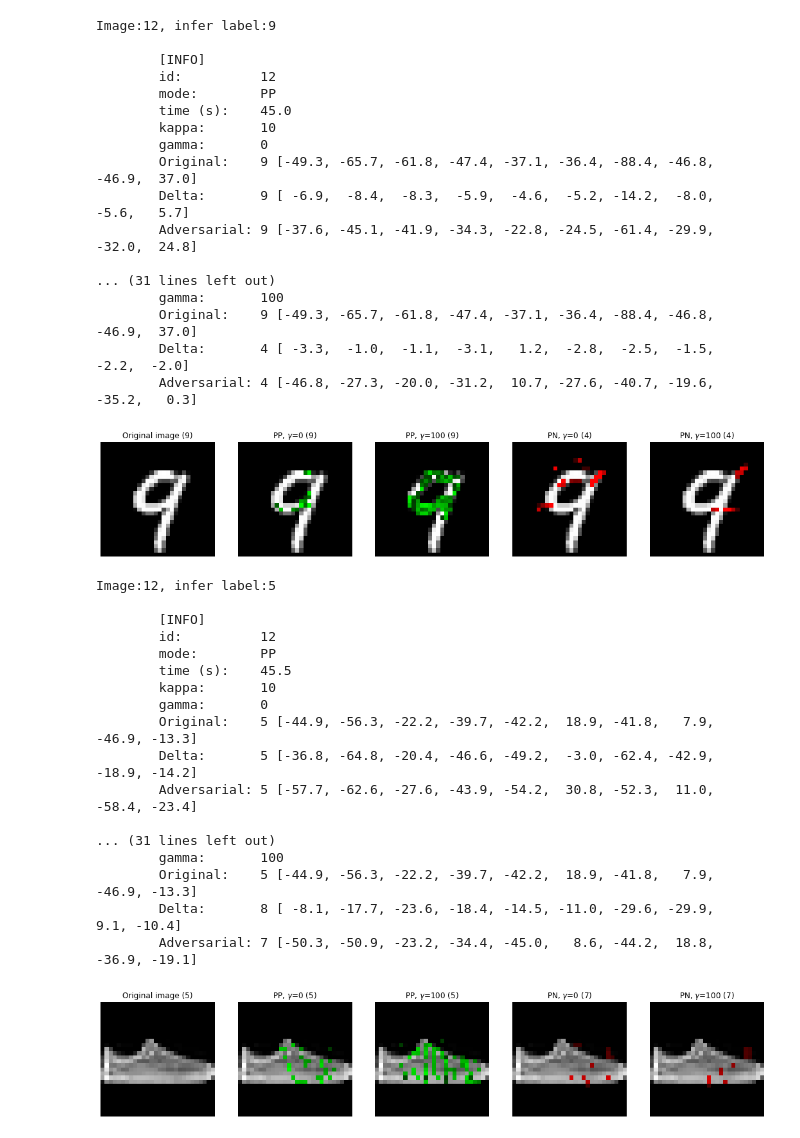
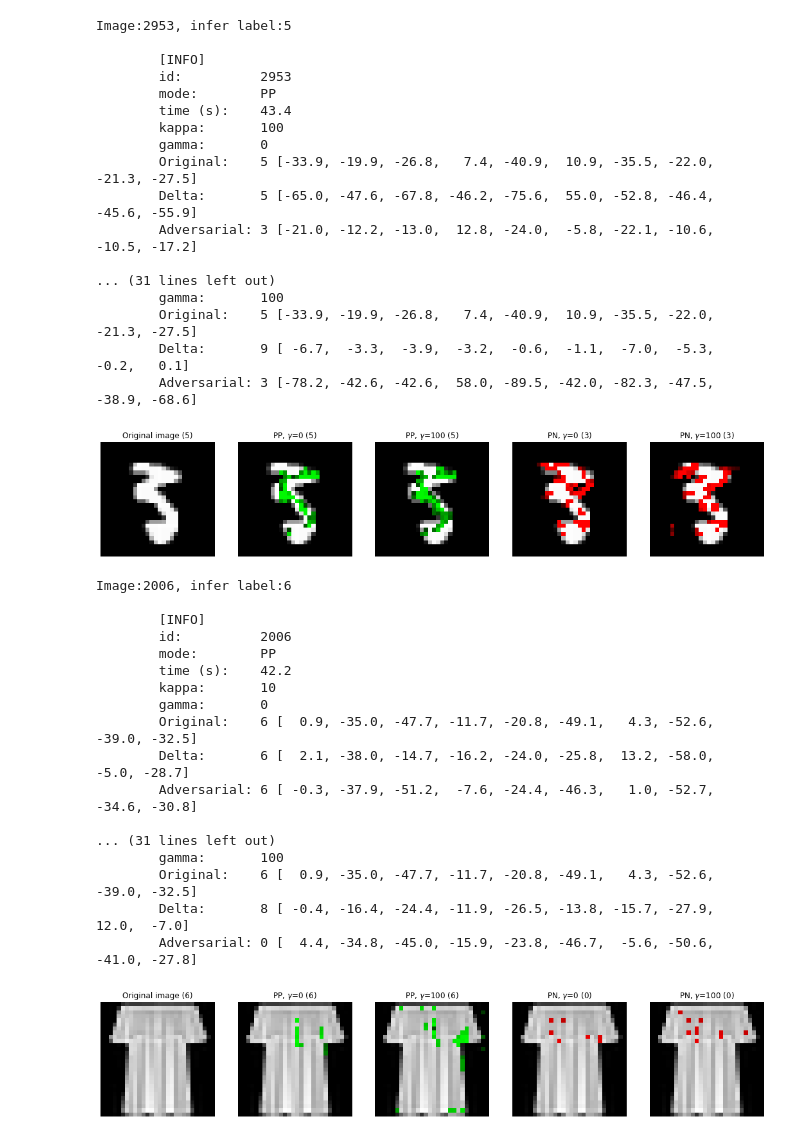
Before and after one commit to TimO96/RE-CEM, a Jupyter notebook: example.ipynb, the cells around one changed output. Cells and saved outputs as stored; diff of their text form; code cells hidden in the pictures.

Commit message:
examples with small kappa

```diff
--- a/example.ipynb
+++ b/example.ipynb
@@ -7,44 +7,44 @@ fmnist = cem.Main(seed=121, type='FMNIST')
 # mnist.model_summary()
 # fmnist.model_summary()
 # %%
-mnist.show_array(12, max_iter=1000)
+mnist.show_array(2953, kappa=10, max_iter=1000)
 # %% [output]
-Image:12, infer label:9
+Image:2953, infer label:5
 
         [INFO]
-        id:          12
+        id:          2953
         mode:        PP
-        time (s):    45.0
-        kappa:       10
+        time (s):    43.4
+        kappa:       100
         gamma:       0
-        Original:    9 [-49.3, -65.7, -61.8, -47.4, -37.1, -36.4, -88.4, -46.8, -46.9,  37.0]
-        Delta:       9 [ -6.9,  -8.4,  -8.3,  -5.9,  -4.6,  -5.2, -14.2,  -8.0,  -5.6,   5.7]
-        Adversarial: 9 [-37.6, -45.1, -41.9, -34.3, -22.8, -24.5, -61.4, -29.9, -32.0,  24.8]
+        Original:    5 [-33.9, -19.9, -26.8,   7.4, -40.9,  10.9, -35.5, -22.0, -21.3, -27.5]
+        Delta:       5 [-65.0, -47.6, -67.8, -46.2, -75.6,  55.0, -52.8, -46.4, -45.6, -55.9]
+        Adversarial: 3 [-21.0, -12.2, -13.0,  12.8, -24.0,  -5.8, -22.1, -10.6, -10.5, -17.2]
 
 ... (31 lines left out)
         gamma:       100
-        Original:    9 [-49.3, -65.7, -61.8, -47.4, -37.1, -36.4, -88.4, -46.8, -46.9,  37.0]
-        Delta:       4 [ -3.3,  -1.0,  -1.1,  -3.1,   1.2,  -2.8,  -2.5,  -1.5,  -2.2,  -2.0]
-        Adversarial: 4 [-46.8, -27.3, -20.0, -31.2,  10.7, -27.6, -40.7, -19.6, -35.2,   0.3]
+        Original:    5 [-33.9, -19.9, -26.8,   7.4, -40.9,  10.9, -35.5, -22.0, -21.3, -27.5]
+        Delta:       9 [ -6.7,  -3.3,  -3.9,  -3.2,  -0.6,  -1.1,  -7.0,  -5.3,  -0.2,   0.1]
+        Adversarial: 3 [-78.2, -42.6, -42.6,  58.0, -89.5, -42.0, -82.3, -47.5, -38.9, -68.6]
-[figure, old version]
+[figure, new version]
 # %%
-fmnist.show_array(12, max_iter=1000)
+fmnist.show_array(2006, max_iter=1000)
 # %% [output]
-Image:12, infer label:5
+Image:2006, infer label:6
 
         [INFO]
-        id:          12
+        id:          2006
         mode:        PP
-        time (s):    45.5
+        time (s):    42.2
         kappa:       10
         gamma:       0
-        Original:    5 [-44.9, -56.3, -22.2, -39.7, -42.2,  18.9, -41.8,   7.9, -46.9, -13.3]
-        Delta:       5 [-36.8, -64.8, -20.4, -46.6, -49.2,  -3.0, -62.4, -42.9, -18.9, -14.2]
-        Adversarial: 5 [-57.7, -62.6, -27.6, -43.9, -54.2,  30.8, -52.3,  11.0, -58.4, -23.4]
+        Original:    6 [  0.9, -35.0, -47.7, -11.7, -20.8, -49.1,   4.3, -52.6, -39.0, -32.5]
+        Delta:       6 [  2.1, -38.0, -14.7, -16.2, -24.0, -25.8,  13.2, -58.0,  -5.0, -28.7]
+        Adversarial: 6 [ -0.3, -37.9, -51.2,  -7.6, -24.4, -46.3,   1.0, -52.7, -34.6, -30.8]
 
 ... (31 lines left out)
         gamma:       100
-        Original:    5 [-44.9, -56.3, -22.2, -39.7, -42.2,  18.9, -41.8,   7.9, -46.9, -13.3]
-        Delta:       8 [ -8.1, -17.7, -23.6, -18.4, -14.5, -11.0, -29.6, -29.9,   9.1, -10.4]
-        Adversarial: 7 [-50.3, -50.9, -23.2, -34.4, -45.0,   8.6, -44.2,  18.8, -36.9, -19.1]
+        Original:    6 [  0.9, -35.0, -47.7, -11.7, -20.8, -49.1,   4.3, -52.6, -39.0, -32.5]
+        Delta:       8 [ -0.4, -16.4, -24.4, -11.9, -26.5, -13.8, -15.7, -27.9,  12.0,  -7.0]
+        Adversarial: 0 [  4.4, -34.8, -45.0, -15.9, -23.8, -46.7,  -5.6, -50.6, -41.0, -27.8]
-[figure, old version]
+[figure, new version]
```
